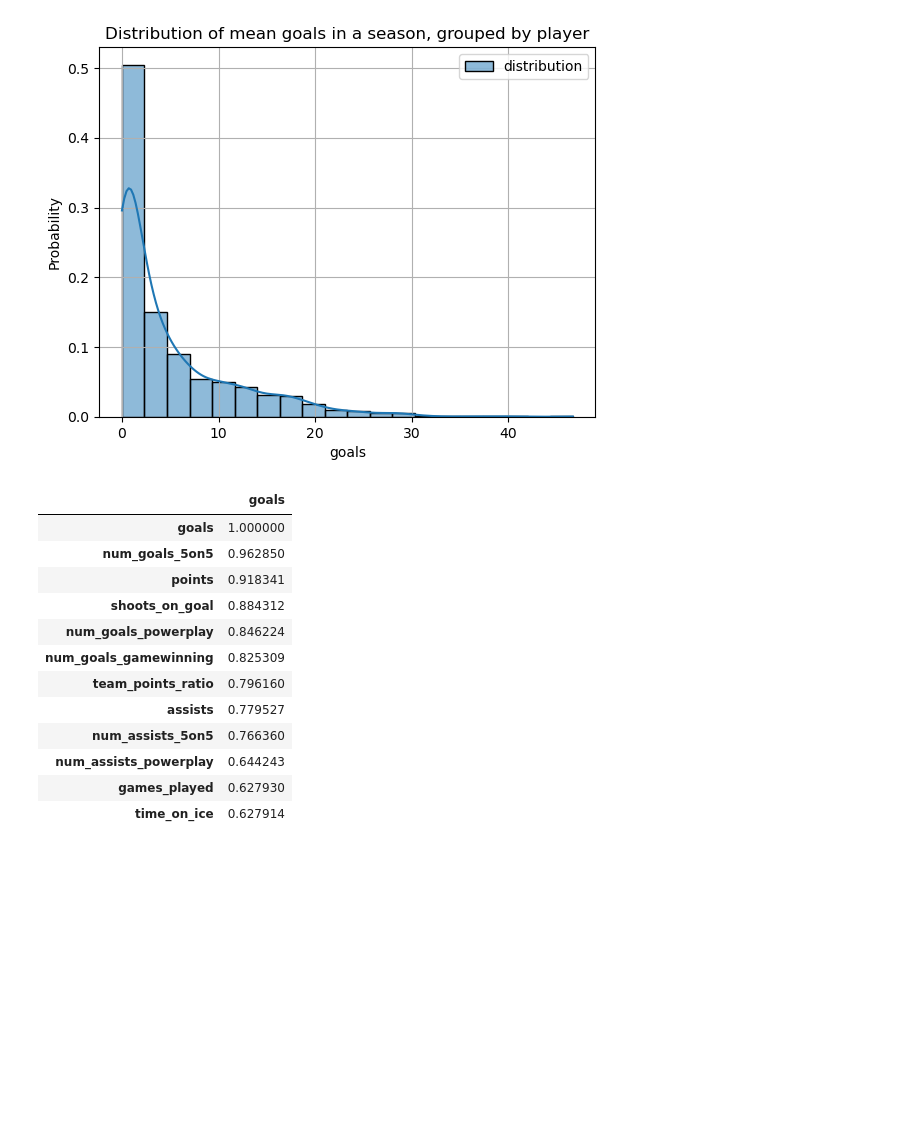
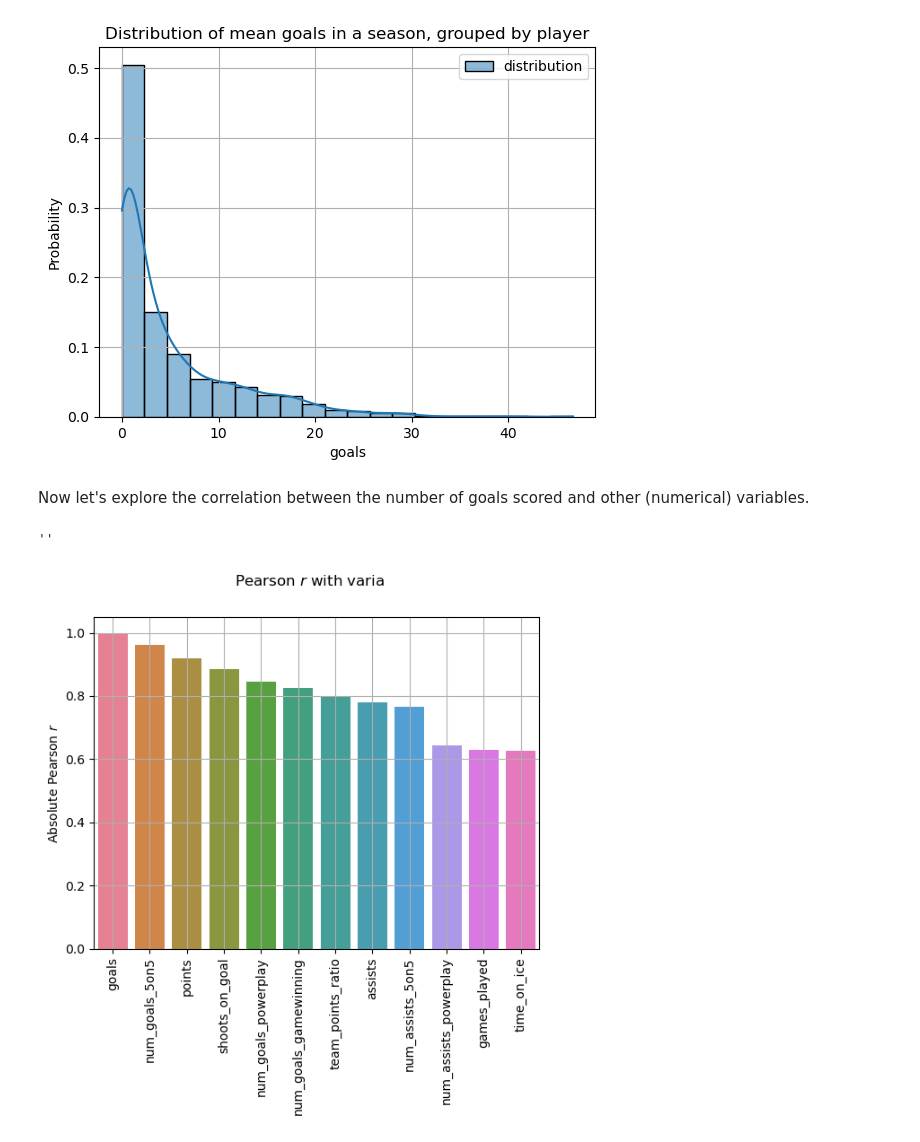
Before and after one commit to matejmurin01/ni-mlp-semestral-work, a Jupyter notebook: explore-2.ipynb, the cells around one changed output. Saved outputs shown, nothing was run; the diff lists cells and outputs as text; code cells hidden in the pictures; blank space fills up the shorter version.

```diff
--- a/explore-2.ipynb
+++ b/explore-2.ipynb
@@ -88,22 +88,19 @@ ax.plot()
 ax.set_title('Distribution of mean goals in a season, grouped by player');
 # %% [output]
 [figure]
+# %% [markdown]
+Now let's explore the correlation between the number of goals scored and other (numerical) variables.
 # %%
 numerics = ['int16', 'int32', 'int64', 'float16', 'float32', 'float64']
 
-goal_corr_df = pd.DataFrame(player_df.select_dtypes(include=numerics).corr()['goals'].abs().sort_values(ascending=False))
-goal_corr_df[goal_corr_df.goals > 0.5]
+goal_corr_df = pd.DataFrame(player_df.select_dtypes(include=numerics).corr()['goals'].sort_values(ascending=False))
+plot_df = goal_corr_df[goal_corr_df.goals.abs() > 0.5]
+sns.barplot(plot_df.T)
+plt.xticks(rotation=90)
+plt.ylabel(rf'Absolute Pearson $r$')
+plt.suptitle(rf'$r$ with varia')
+plt.grid()
+;
 # %% [output]
-|  | goals |
-| goals | 1.000000 |
-| num_goals_5on5 | 0.962850 |
-| points | 0.918341 |
-| shoots_on_goal | 0.884312 |
-| num_goals_powerplay | 0.846224 |
-| num_goals_gamewinning | 0.825309 |
-| team_points_ratio | 0.796160 |
-| assists | 0.779527 |
-| num_assists_5on5 | 0.766360 |
-| num_assists_powerplay | 0.644243 |
-| games_played | 0.627930 |
-| time_on_ice | 0.627914 |
+''
+[figure, added]
```
Also changed, not shown: 2 other files.
